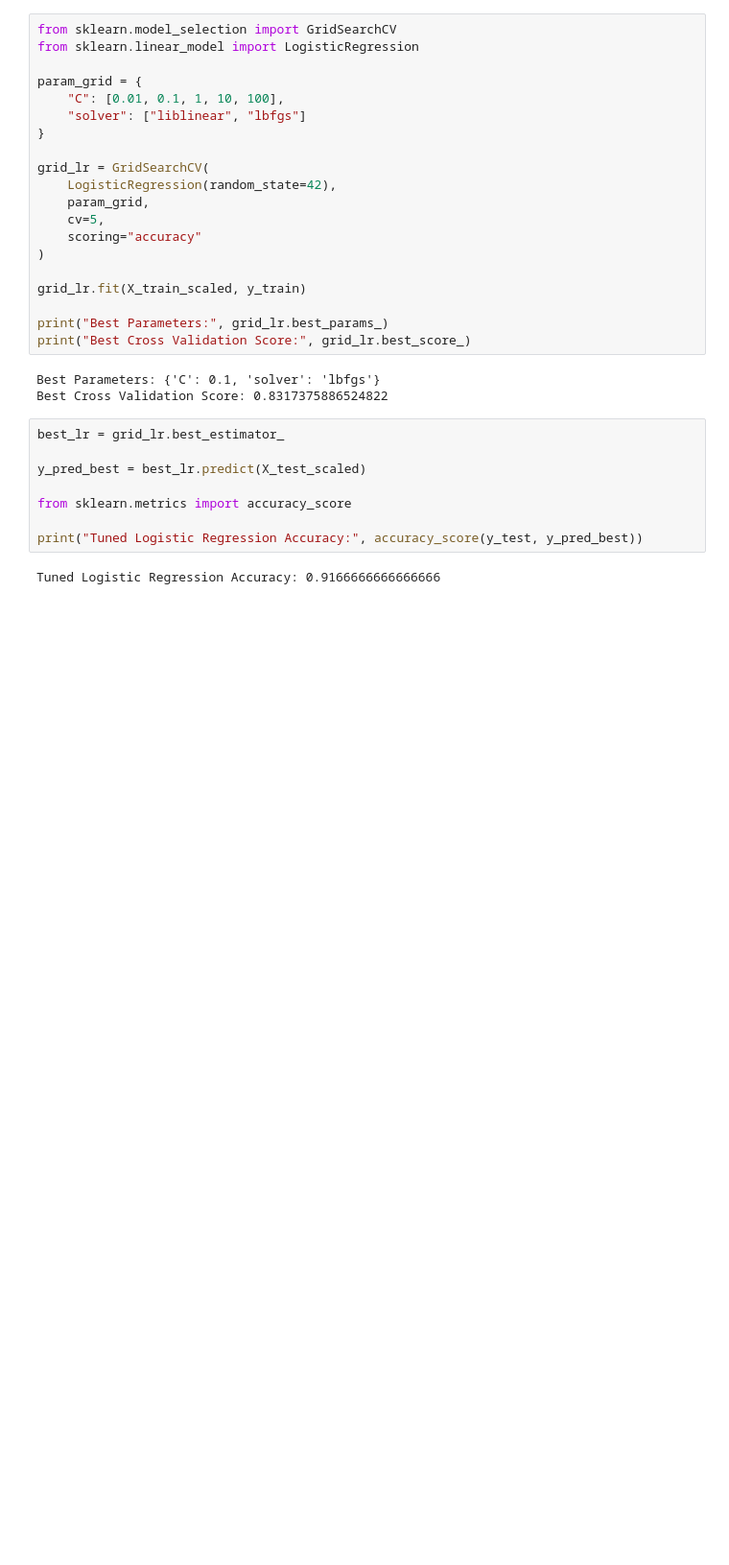
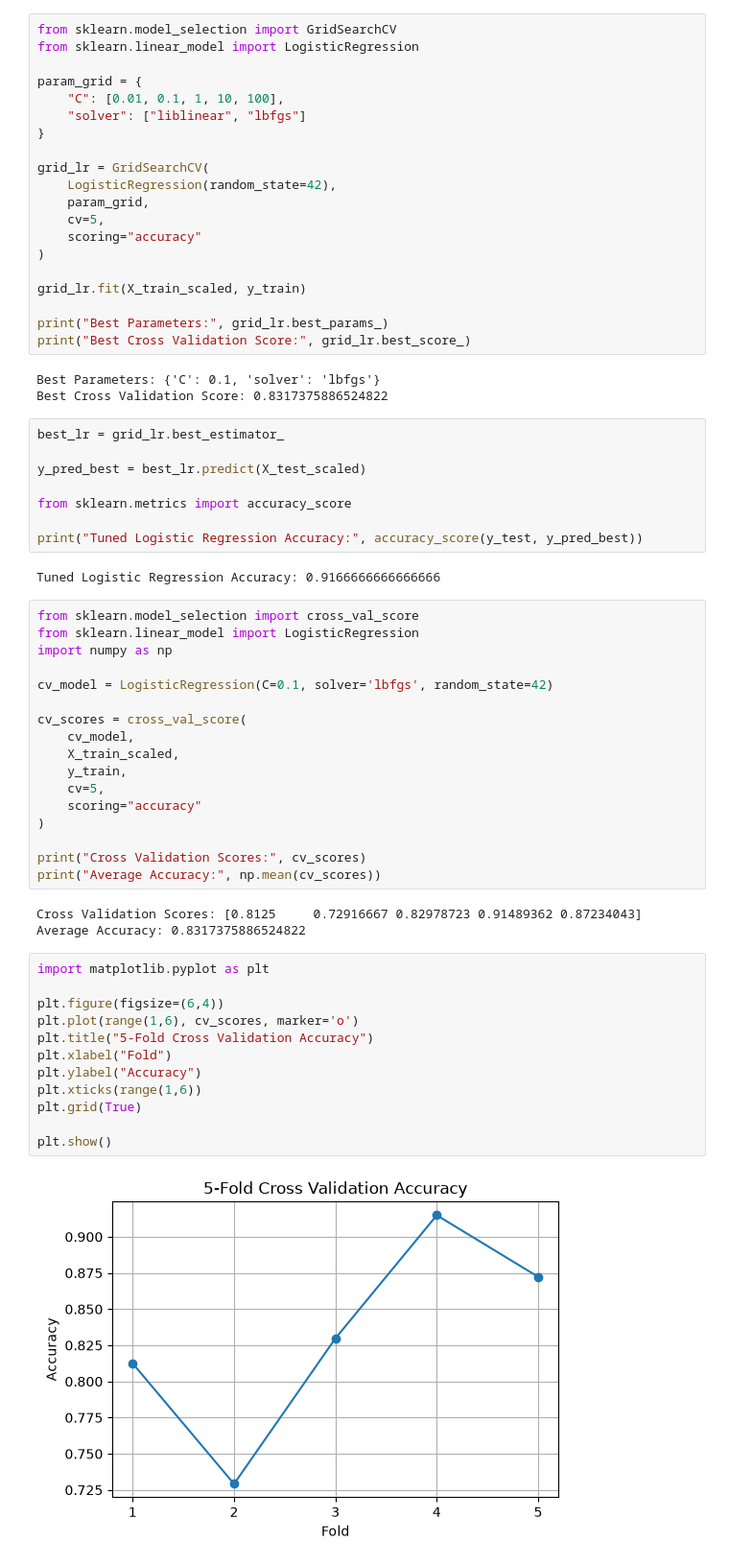
Before and after one commit to rojaldhungana/HeartDiseasePrediction-AI, a Jupyter notebook: notebooks/HeartDiseasePrediction.ipynb, the cells around one changed output. Shown at 96% size. Drawn from its saved outputs; the diff is of its cells as text; blank space fills up the shorter version.

Commit message:
Complete model evaluation and comparison

```diff
--- a/notebooks/HeartDiseasePrediction.ipynb
+++ b/notebooks/HeartDiseasePrediction.ipynb
@@ -316,3 +316,37 @@ from sklearn.metrics import accuracy_score
 print("Tuned Logistic Regression Accuracy:", accuracy_score(y_test, y_pred_best))
 # %% [output]
 Tuned Logistic Regression Accuracy: 0.9166666666666666
+# %%
+from sklearn.model_selection import cross_val_score
+from sklearn.linear_model import LogisticRegression
+import numpy as np
+
+cv_model = LogisticRegression(C=0.1, solver='lbfgs', random_state=42)
+
+cv_scores = cross_val_score(
+    cv_model,
+    X_train_scaled,
+    y_train,
+    cv=5,
+    scoring="accuracy"
+)
+
+print("Cross Validation Scores:", cv_scores)
+print("Average Accuracy:", np.mean(cv_scores))
+# %% [output]
+Cross Validation Scores: [0.8125     0.72916667 0.82978723 0.91489362 0.87234043]
+Average Accuracy: 0.8317375886524822
+# %%
+import matplotlib.pyplot as plt
+
+plt.figure(figsize=(6,4))
+plt.plot(range(1,6), cv_scores, marker='o')
+plt.title("5-Fold Cross Validation Accuracy")
+plt.xlabel("Fold")
+plt.ylabel("Accuracy")
+plt.xticks(range(1,6))
+plt.grid(True)
+
+plt.show()
+# %% [output]
+[figure, added]
```
Also changed, not shown: parts of 5 cells of this notebook.
